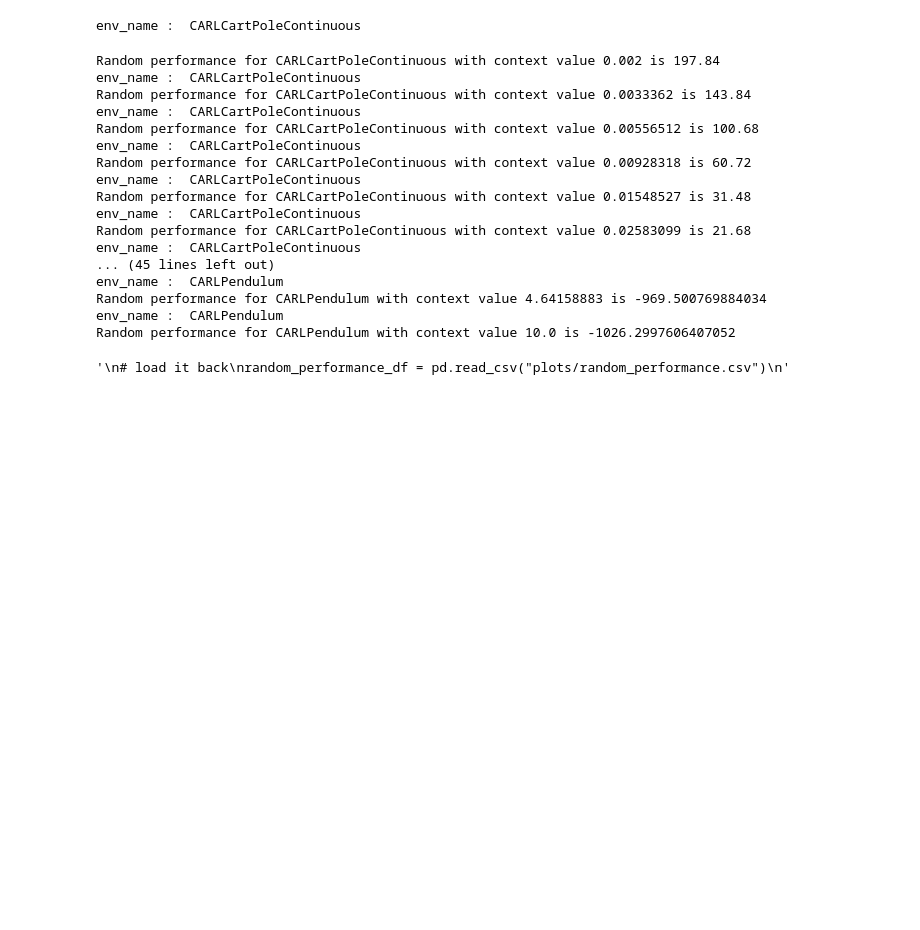
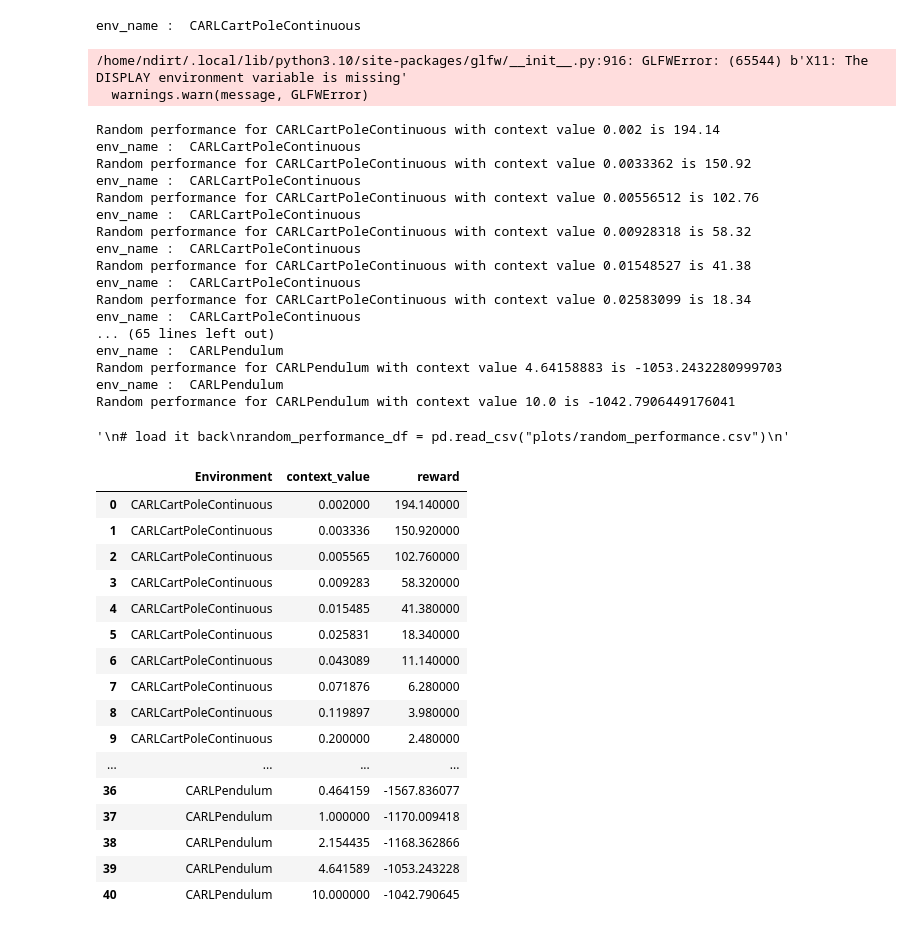
Before and after one commit to tidiane-camaret/contextual_rl_zero_shot, a Jupyter notebook: scripts/plot_eval_rewards_rliable.ipynb, the cells around one changed output. Saved outputs shown, nothing was run; the diff lists cells and outputs as text; code cells hidden in the pictures; blank space fills up the shorter version.

```diff
--- a/scripts/plot_eval_rewards_rliable.ipynb
+++ b/scripts/plot_eval_rewards_rliable.ipynb
@@ -7,12 +7,12 @@ import pandas as pd
 result_dirs = {
         "CARLCartPoleContinuous" : ["results/hydra/multirun/2024-02-08/13-15-57","tau", [0.002     , 0.0033362 , 0.00556512, 0.00928318, 0.01548527, 0.02583099, 0.04308869, 0.07187627, 0.11989685, 0.2       ], 200],
         "CARLBraxAnt": ["results/hydra/multirun/2024-02-07/20-31-42","mass_torso",[1, 10, 20, 30, 40, 50, 60, 70, 80, 90, 100], 1000],
-        "CARLMountainCarContinuous"  : ["results/hydra/multirun/2024-02-09/18-52-53","power", [-10, -8, -6, -4, -2, 0, 2, 4, 6, 8, 10], 999],
+        "CARLMountainCarContinuous"  : ["results/hydra/multirun/2024-02-09/18-52-53","power", [0.00015   , 0.00025022, 0.00041738, 0.00069624, 0.0011614 , 0.00193732, 0.00323165, 0.00539072, 0.00899226, 0.015     ],999],#[-10, -8, -6, -4, -2, 0, 2, 4, 6, 8, 10], 999],
         "CARLPendulum" : ["results/hydra/multirun/2024-02-09/13-33-44","l", [ 0.01      ,  0.02154435,  0.04641589,  0.1       ,  0.21544347,   0.46415888,  1.        ,  2.15443469,  4.64158883, 10.        ], 200]
 }
 
 # measure performance of a random agent
-"""
+
 random_performance_df = pd.DataFrame(columns=["Environment", "context_value", "reward"])
 for env_name, (dir, context_name, context_values, max_steps) in result_dirs.items():
     for context_value in context_values:
@@ -23,26 +23,49 @@ random_performance_df.to_csv("plots/random_performance.csv", index=False)
 """
 # load it back
 random_performance_df = pd.read_csv("plots/random_performance.csv")
+"""
 # %% [output]
 env_name :  CARLCartPoleContinuous
-Random performance for CARLCartPoleContinuous with context value 0.002 is 197.84
-env_name :  CARLCartPoleContinuous
-Random performance for CARLCartPoleContinuous with context value 0.0033362 is 143.84
-env_name :  CARLCartPoleContinuous
-Random performance for CARLCartPoleContinuous with context value 0.00556512 is 100.68
-env_name :  CARLCartPoleContinuous
-Random performance for CARLCartPoleContinuous with context value 0.00928318 is 60.72
-env_name :  CARLCartPoleContinuous
-Random performance for CARLCartPoleContinuous with context value 0.01548527 is 31.48
-env_name :  CARLCartPoleContinuous
-Random performance for CARLCartPoleContinuous with context value 0.02583099 is 21.68
-env_name :  CARLCartPoleContinuous
-... (45 lines left out)
-env_name :  CARLPendulum
-Random performance for CARLPendulum with context value 4.64158883 is -969.500769884034
-env_name :  CARLPendulum
-Random performance for CARLPendulum with context value 10.0 is -1026.2997606407052
+/home/ndirt/.local/lib/python3.10/site-packages/glfw/__init__.py:916: GLFWError: (65544) b'X11: The DISPLAY environment variable is missing'
+  warnings.warn(message, GLFWError)
-'\n# load it back\nrandom_performance_df = pd.read_csv("plots/random_performance.csv")\n'
+Random performance for CARLCartPoleContinuous with context value 0.002 is 194.14
+env_name :  CARLCartPoleContinuous
+Random performance for CARLCartPoleContinuous with context value 0.0033362 is 150.92
+env_name :  CARLCartPoleContinuous
+Random performance for CARLCartPoleContinuous with context value 0.00556512 is 102.76
+env_name :  CARLCartPoleContinuous
+Random performance for CARLCartPoleContinuous with context value 0.00928318 is 58.32
+env_name :  CARLCartPoleContinuous
+Random performance for CARLCartPoleContinuous with context value 0.01548527 is 41.38
+env_name :  CARLCartPoleContinuous
+Random performance for CARLCartPoleContinuous with context value 0.02583099 is 18.34
+env_name :  CARLCartPoleContinuous
+... (65 lines left out)
+env_name :  CARLPendulum
+Random performance for CARLPendulum with context value 4.64158883 is -1053.2432280999703
+env_name :  CARLPendulum
+Random performance for CARLPendulum with context value 10.0 is -1042.7906449176041
+'\n# load it back\nrandom_performance_df = pd.read_csv("plots/random_performance.csv")\n'
+# %%
+random_performance_df
+# %% [output]
+|  | Environment | context_value | reward |
+| 0 | CARLCartPoleContinuous | 0.002000 | 194.140000 |
+| 1 | CARLCartPoleContinuous | 0.003336 | 150.920000 |
+| 2 | CARLCartPoleContinuous | 0.005565 | 102.760000 |
+| 3 | CARLCartPoleContinuous | 0.009283 | 58.320000 |
+| 4 | CARLCartPoleContinuous | 0.015485 | 41.380000 |
+| 5 | CARLCartPoleContinuous | 0.025831 | 18.340000 |
+| 6 | CARLCartPoleContinuous | 0.043089 | 11.140000 |
+| 7 | CARLCartPoleContinuous | 0.071876 | 6.280000 |
+| 8 | CARLCartPoleContinuous | 0.119897 | 3.980000 |
+| 9 | CARLCartPoleContinuous | 0.200000 | 2.480000 |
+| ... | ... | ... | ... |
+| 36 | CARLPendulum | 0.464159 | -1567.836077 |
+| 37 | CARLPendulum | 1.000000 | -1170.009418 |
+| 38 | CARLPendulum | 2.154435 | -1168.362866 |
+| 39 | CARLPendulum | 4.641589 | -1053.243228 |
+| 40 | CARLPendulum | 10.000000 | -1042.790645 |
 # %%
 intra_extra = {
         "CARLCartPoleContinuous" : {"intra":[  0.00928318, 0.01548527, 0.02583099, 0.04308869,], "extra":[0.002     , 0.0033362 , 0.00556512, 0.07187627, 0.11989685, 0.2 ]},
```
Also changed, not shown: parts of 18 cells of this notebook, 12 other files.
